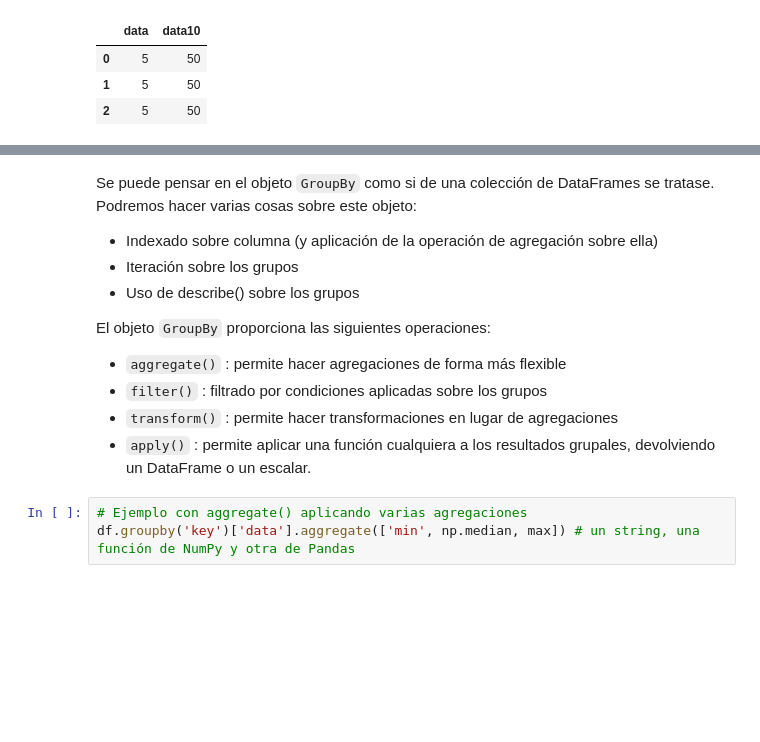
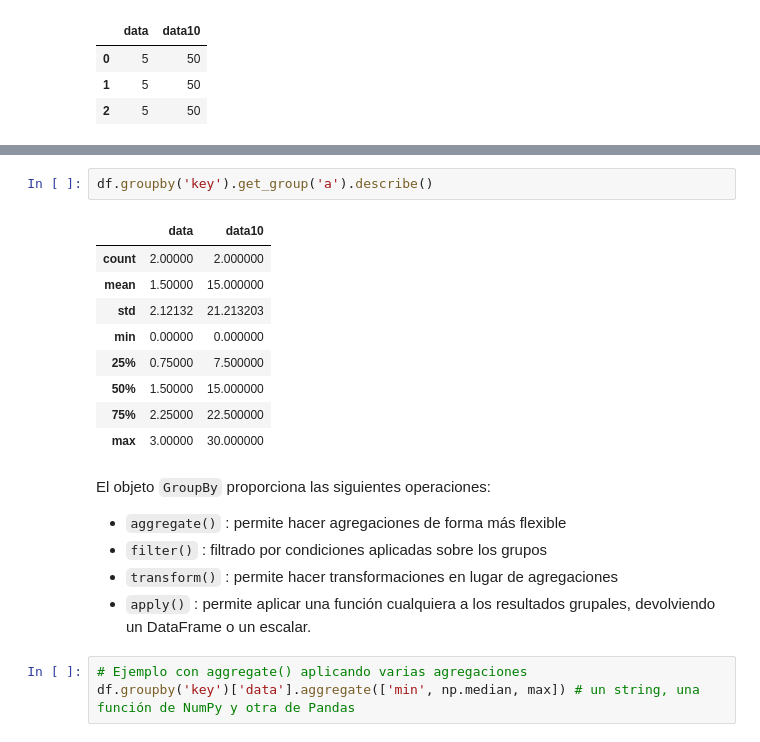
Before and after one commit to pyjaime/python3-101, a Jupyter notebook: python3_pandas_es.ipynb, the cells around one changed output, grey strips where cells are left out. Drawn from its saved outputs; the diff is of its cells as text; blank space fills up the shorter version.

```diff
--- a/python3_pandas_es.ipynb
+++ b/python3_pandas_es.ipynb
@@ -1191,9 +1196,16 @@ df.groupby(key).sum()
+# %%
+df.groupby('key').get_group('a').describe()
+# %% [output]
+|  | data | data10 |
+| count | 2.00000 | 2.000000 |
+| mean | 1.50000 | 15.000000 |
+| std | 2.12132 | 21.213203 |
+| min | 0.00000 | 0.000000 |
+| 25% | 0.75000 | 7.500000 |
+| 50% | 1.50000 | 15.000000 |
+| 75% | 2.25000 | 22.500000 |
+| max | 3.00000 | 30.000000 |
 # %% [markdown]
-Se puede pensar en el objeto `GroupBy` como si de una colección de DataFrames se tratase. Podremos hacer varias cosas sobre este objeto:
- * Indexado sobre columna (y aplicación de la operación de agregación sobre ella)
- * Iteración sobre los grupos
- * Uso de describe() sobre los grupos
-
 El objeto `GroupBy` proporciona las siguientes operaciones:
  * `aggregate()` : permite hacer agregaciones de forma más flexible
  * `filter()` : filtrado por condiciones aplicadas sobre los grupos
```
Also changed, not shown: parts of 14 cells of this notebook.
